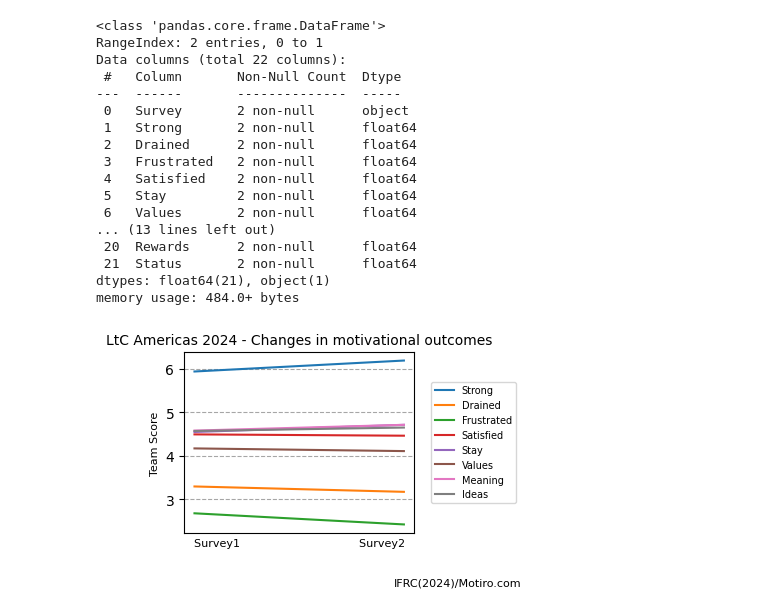
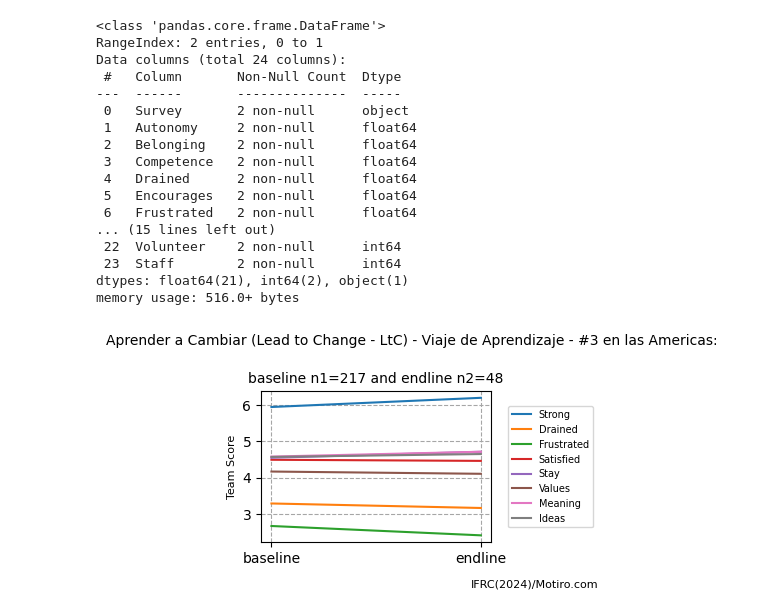
Before and after one commit to gabrielpictet/Motiro, a Jupyter notebook: TeamTrends.ipynb, the cells around one changed output. Cells and saved outputs as stored; diff of their text form; code cells hidden in the pictures.

Commit message:
automated team names and n in titles and graph file names

```diff
--- a/TeamTrends.ipynb
+++ b/TeamTrends.ipynb
@@ -17,80 +17,100 @@ df = pd.read_csv(file_path, sep=",", encoding='utf-8')
 
 columns = ['Strong', 'Drained', 'Frustrated',
            'Satisfied', 'Stay', 'Values', 'Meaning', 'Ideas',
-           #'Country', 'Staff', 'Volunteer',
+           'Country', 'Staff', 'Volunteer',
            'Well-being', 'Needs', 'Autonomy', 'Belonging', 'Competence',
            'Leadership', 'Understands', 'Encourages', 'Listens',
            'Management', 'Returns', 'Rewards', 'Status'
           ]
 
+#Select Team
+Team = 'Aprender a Cambiar (Lead to Change - LtC) - Viaje de Aprendizaje - #3 en las Americas'
+
 # Select rows by 'Team Name'
-df = df[df['Team Name'].isin(['Aprender a Cambiar (Lead to Change - LtC) - Viaje de Aprendizaje - #3 en las Americas'])].copy()
+df = df[df['Team Name'].isin([Team])].copy()
+
 Survey1_df = df[df['Survey Data'].isin(['2024-11-19 09:43:31.861000'])].copy()
 Survey2_df = df[df['Survey Data'].isin(['2024-12-05 14:29:56.805000'])].copy()
 
-#select variables to keep
-Survey1_df = Survey1_df[columns]
-Survey2_df = Survey2_df[columns]
+# Ensure the columns exist in the dataframes before selecting them
+Survey1_df = Survey1_df.loc[:, Survey1_df.columns.intersection(columns)]
+Survey2_df = Survey2_df.loc[:, Survey2_df.columns.intersection(columns)]
 
 #Create Survey variable
 Survey1_df['Survey'] = 'baseline'
 Survey2_df['Survey'] = 'endline'
 
+#Count number of respondents for each survey
+n1=Survey1_df.shape[0]
+n2=Survey2_df.shape[0]
+
 # STEP 3  Append the two DataFrames
 df = pd.concat([Survey1_df, Survey2_df], axis=0, ignore_index=False)
 
-# Compute means for both years, excluding non-numeric columns
-numeric_columns = df.select_dtypes(include=[np.number]).columns
-df = df.groupby('Survey')[numeric_columns].mean().reset_index()
+# Define the positions and scores columns
+positions = ['Volunteer', 'Staff']
+scores = df.columns.difference(positions + ['Survey'])
 
+# Initialize the aggregation functions dictionary
+agg_funcs = {col: 'mean' for col in scores if pd.api.types.is_numeric_dtype(df[col])}
+agg_funcs['Volunteer'] = 'sum'
+agg_funcs['Staff'] = 'sum'
+
+# Group by 'Survey' and apply the aggregation functions
+df = df.groupby('Survey').agg(agg_funcs).reset_index()
+
+# Display the DataFrame information
 df.info()
 
-# create files with baseline (row 1) and endline (row 2) mean scores
-df.to_excel('LTC_Americas2024_team_trend.xlsx', index=False)
-df.to_csv('LTC_Americas2024_team_trend', index=False)
+# Save the result to a CSV file
+df.to_csv(f'{Team}_team_trend.csv', index=False)
 # %% [output]
 <class 'pandas.core.frame.DataFrame'>
 RangeIndex: 2 entries, 0 to 1
-Data columns (total 22 columns):
+Data columns (total 24 columns):
  #   Column       Non-Null Count  Dtype
 ---  ------       --------------  -----
  0   Survey       2 non-null      object
- 1   Strong       2 non-null      float64
- 2   Drained      2 non-null      float64
- 3   Frustrated   2 non-null      float64
- 4   Satisfied    2 non-null      float64
- 5   Stay         2 non-null      float64
- 6   Values       2 non-null      float64
-... (13 lines left out)
- 20  Rewards      2 non-null      float64
- 21  Status       2 non-null      float64
-dtypes: float64(21), object(1)
-memory usage: 484.0+ bytes
+ 1   Autonomy     2 non-null      float64
+ 2   Belonging    2 non-null      float64
+ 3   Competence   2 non-null      float64
+ 4   Drained      2 non-null      float64
+ 5   Encourages   2 non-null      float64
+ 6   Frustrated   2 non-null      float64
+... (15 lines left out)
+ 22  Volunteer    2 non-null      int64
+ 23  Staff        2 non-null      int64
+dtypes: float64(21), int64(2), object(1)
+memory usage: 516.0+ bytes
 # %%
 #Plot line graphs to show changes over time
 
-df = pd.read_csv('LTC_Americas2024_team_trend')
-df['Survey'].astype(str)
+file_path = f'{Team}_team_trend.csv'
+df = pd.read_csv(file_path, sep=",", encoding='utf-8')
+
+# Convert 'Survey' to string
+#df['Survey'].astype(str)
 
 columns1 = ['Strong', 'Drained', 'Frustrated']
 columns2 = ['Satisfied', 'Stay', 'Values', 'Meaning', 'Ideas']
 
 # Plotting
 plt.figure(figsize=(4, 3))  # Increase the size slightly for clarity
 
 for col in columns1 + columns2:
     plt.plot(df["Survey"], df[col], label=col)
 
-plt.xticks([])
+plt.xticks(df['Survey'])
 plt.legend(ncols=1, bbox_to_anchor=(1.05, 0.5), loc='center left', fontsize='7')
-plt.title('LtC Americas 2024 - Changes in motivational outcomes', size=10)
-plt.xlabel('Survey1                                  Survey2', size=8)
+plt.suptitle(f'{Team}:', size=10)
+plt.title(f'baseline n1={n1} and endline n2={n2}', size=10)
+#plt.xlabel('Survey1                                  Survey2', size=8)
 plt.ylabel('Team Score', size=8)
 plt.grid(True, which="both", ls="--", c='0.65')
 plt.text(0.95, 1, "IFRC(2024)/Motiro.com", fontdict={'size': 8})
 plt.tight_layout()
 plt.show()
 # %% [output]
-[figure, old version]
+[figure, new version]
 # %%
 
```
Also changed, not shown: parts of 3 cells of this notebook.
